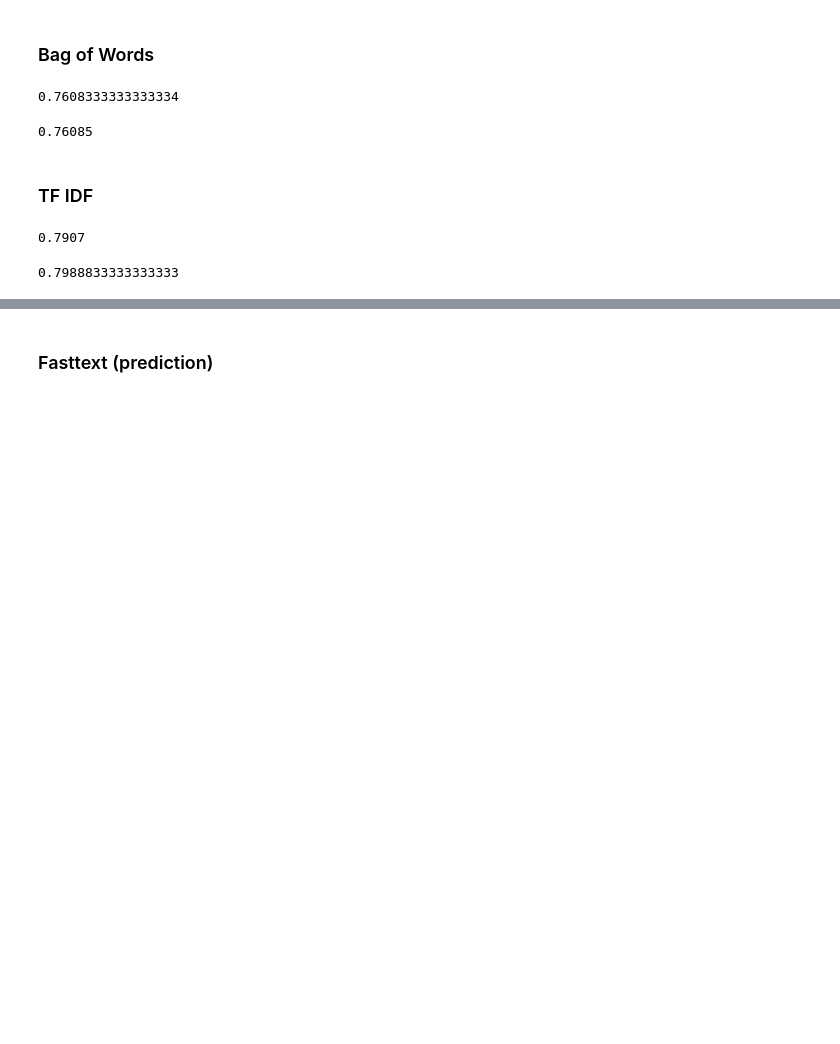
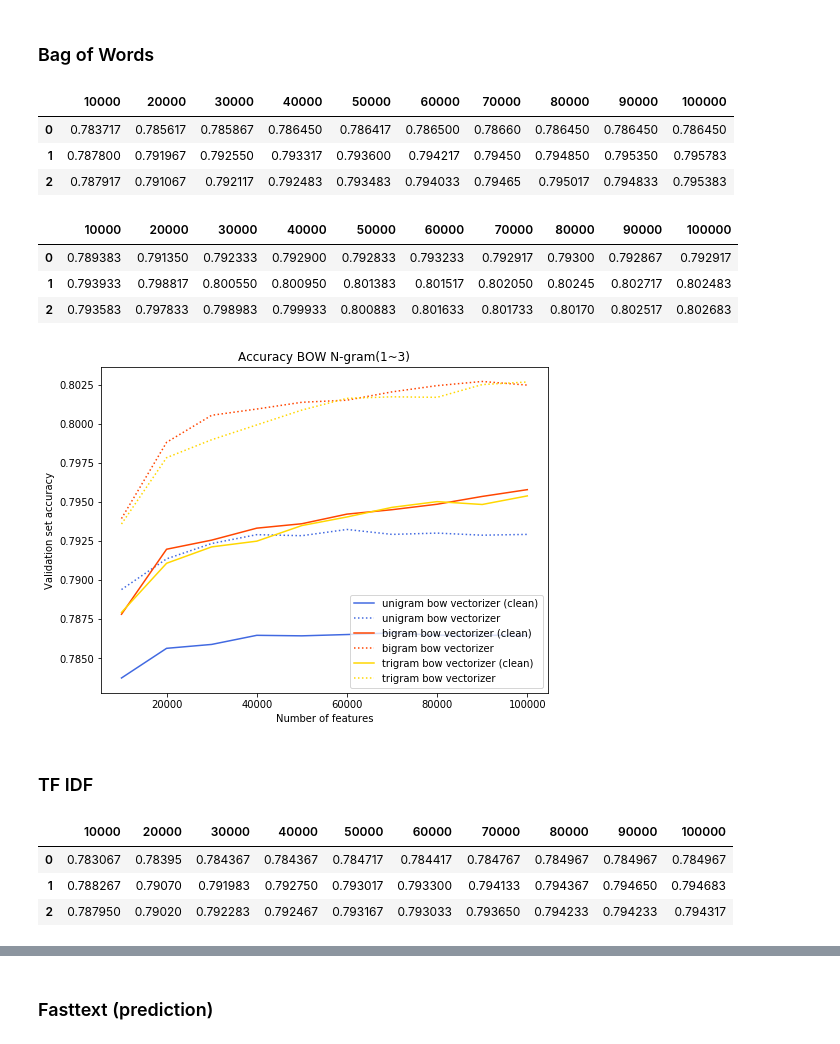
Before and after one commit to baraschi/Twitter_Sentiment_Analysis, a Jupyter notebook: LM.ipynb, the cells around one changed output, grey strips where cells are left out. Saved outputs shown, nothing was run; the diff lists cells and outputs as text; code cells hidden in the pictures; blank space fills up the shorter version.

Commit message:
Added plots

```diff
--- a/LM.ipynb
+++ b/LM.ipynb
@@ -39,20 +48,57 @@ train.head()
+# %%
+def plot_accuracies(accs_clean, accs_noclean, legends, colors, title, axis_labels, filename):
+    nb_plots = len(accs_clean)
+    plotable_df_clean = accs_clean.transpose()
+    plotable_df_clean['nfeatures'] = plotable_df_clean.index
+
+    plotable_df_noclean = accs_noclean.transpose()
+    plotable_df_noclean['nfeatures'] = plotable_df_noclean.index
+
+    plt.figure(figsize=(8,6))
+
+    for i in range(0, nb_plots):
+        plt.plot(plotable_df_clean[i].index, plotable_df_clean[i].values,label=legends[i] + ' (clean)',color=colors[i])
+        plt.plot(plotable_df_noclean[i].index, plotable_df_noclean[i].values,label=legends[i],color=colors[i], linestyle=':')
+
+    plt.title(title)
+    plt.xlabel(axis_labels[0])
+    plt.ylabel(axis_labels[1])
+    plt.legend()
+
+    if not os.path.exists(PLOTS_FOLDER):
+        os.makedirs(PLOTS_FOLDER)
+    plt.savefig(PLOTS_FOLDER + filename + '.pdf') #pdf is a better choice than png as it is vectorial
 # %% [markdown]
 ### Bag of Words
-# %%
-classify_bow(train, test, tweets_col = CLEAN_TWEET)
-# %% [output]
-0.7608333333333334
-# %%
-classify_bow(train, test, tweets_col = TWEET)
-# %% [output]
-0.76085
+# %%
+bow_accs_clean = accuracies(classify_bow,CLEAN_TWEET, min_df=1, min_features=10000, max_features=110000,
+                              steps=10000, ngram_range=[(1,1), (1,2), (1,3)])
+bow_accs_clean
+# %% [output]
+|  | 10000 | 20000 | 30000 | 40000 | 50000 | 60000 | 70000 | 80000 | 90000 | 100000 |
+| 0 | 0.783717 | 0.785617 | 0.785867 | 0.786450 | 0.786417 | 0.786500 | 0.78660 | 0.786450 | 0.786450 | 0.786450 |
+| 1 | 0.787800 | 0.791967 | 0.792550 | 0.793317 | 0.793600 | 0.794217 | 0.79450 | 0.794850 | 0.795350 | 0.795783 |
+| 2 | 0.787917 | 0.791067 | 0.792117 | 0.792483 | 0.793483 | 0.794033 | 0.79465 | 0.795017 | 0.794833 | 0.795383 |
+# %%
+bow_accs_noclean = accuracies(classify_bow,TWEET, min_df=1, min_features=10000, max_features=110000,
+                              steps=10000, ngram_range=[(1,1), (1,2), (1,3)])
+bow_accs_noclean
+# %% [output]
+|  | 10000 | 20000 | 30000 | 40000 | 50000 | 60000 | 70000 | 80000 | 90000 | 100000 |
+| 0 | 0.789383 | 0.791350 | 0.792333 | 0.792900 | 0.792833 | 0.793233 | 0.792917 | 0.79300 | 0.792867 | 0.792917 |
+| 1 | 0.793933 | 0.798817 | 0.800550 | 0.800950 | 0.801383 | 0.801517 | 0.802050 | 0.80245 | 0.802717 | 0.802483 |
+| 2 | 0.793583 | 0.797833 | 0.798983 | 0.799933 | 0.800883 | 0.801633 | 0.801733 | 0.80170 | 0.802517 | 0.802683 |
+# %%
+plot_accuracies(
+    bow_accs_clean,
+    bow_accs_noclean,
+    legends = ['unigram bow vectorizer', 'bigram bow vectorizer', 'trigram bow vectorizer'],
+    colors = ['royalblue', 'orangered', 'gold'],
+    title = 'Accuracy BOW N-gram(1~3)',
+    axis_labels =['Number of features','Validation set accuracy'],
+    filename = "plot_bow"
+)
+# %% [output]
+[figure, added]
 # %% [markdown]
 ### TF IDF
-# %%
-classify_tfidf(train, test, tweets_col = CLEAN_TWEET, ngram_range=(1,2), max_features =20000)
-# %% [output]
-0.7907
-# %%
-classify_tfidf(train, test, tweets_col = TWEET, min_df=1, ngram_range=(1,2), max_features =20000)
-# %% [output]
-0.7988833333333333
@@ -70,3 +105,9 @@ def accuracies(tweet, min_df, min_features, max_features, steps, ngram_range):
 # %%
-accuracies_clean = accuracies(CLEAN_TWEET, min_df=1, min_features=10000, max_features=110000,
+tfidf_accs_clean = accuracies(classify_tfidf,CLEAN_TWEET, min_df=1, min_features=10000, max_features=110000,
                               steps=10000, ngram_range=[(1,1), (1,2), (1,3)])
+tfidf_accs_clean
+# %% [output]
+|  | 10000 | 20000 | 30000 | 40000 | 50000 | 60000 | 70000 | 80000 | 90000 | 100000 |
+| 0 | 0.783067 | 0.78395 | 0.784367 | 0.784367 | 0.784717 | 0.784417 | 0.784767 | 0.784967 | 0.784967 | 0.784967 |
+| 1 | 0.788267 | 0.79070 | 0.791983 | 0.792750 | 0.793017 | 0.793300 | 0.794133 | 0.794367 | 0.794650 | 0.794683 |
+| 2 | 0.787950 | 0.79020 | 0.792283 | 0.792467 | 0.793167 | 0.793033 | 0.793650 | 0.794233 | 0.794233 | 0.794317 |
```
Also changed, not shown: parts of 11 cells of this notebook, 3 other files.
